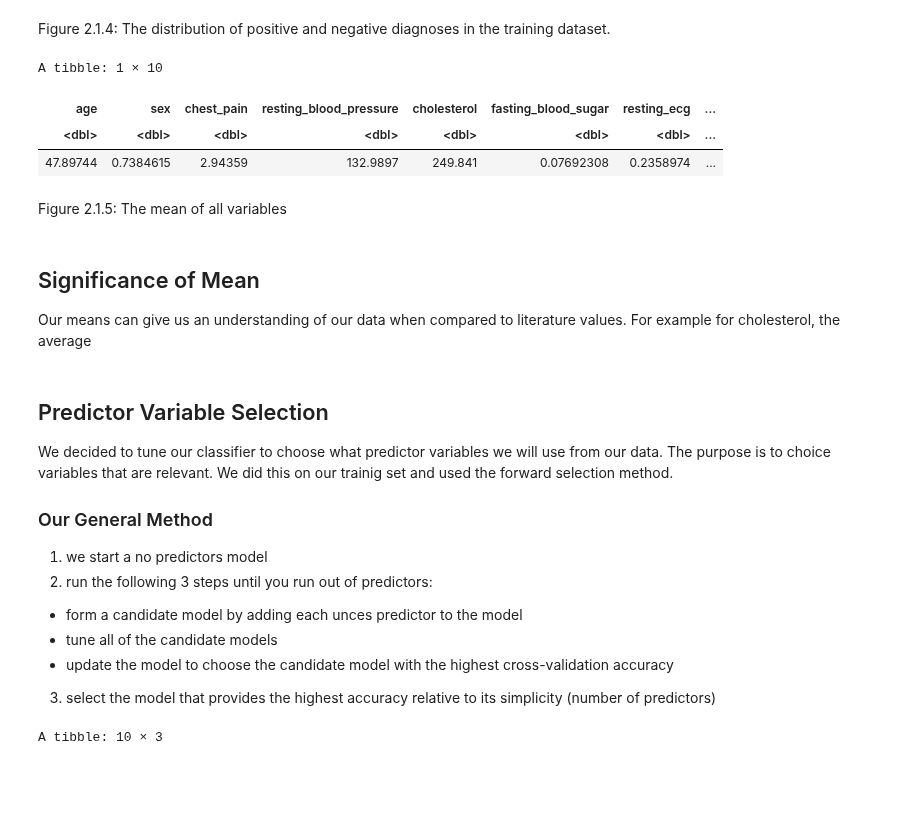
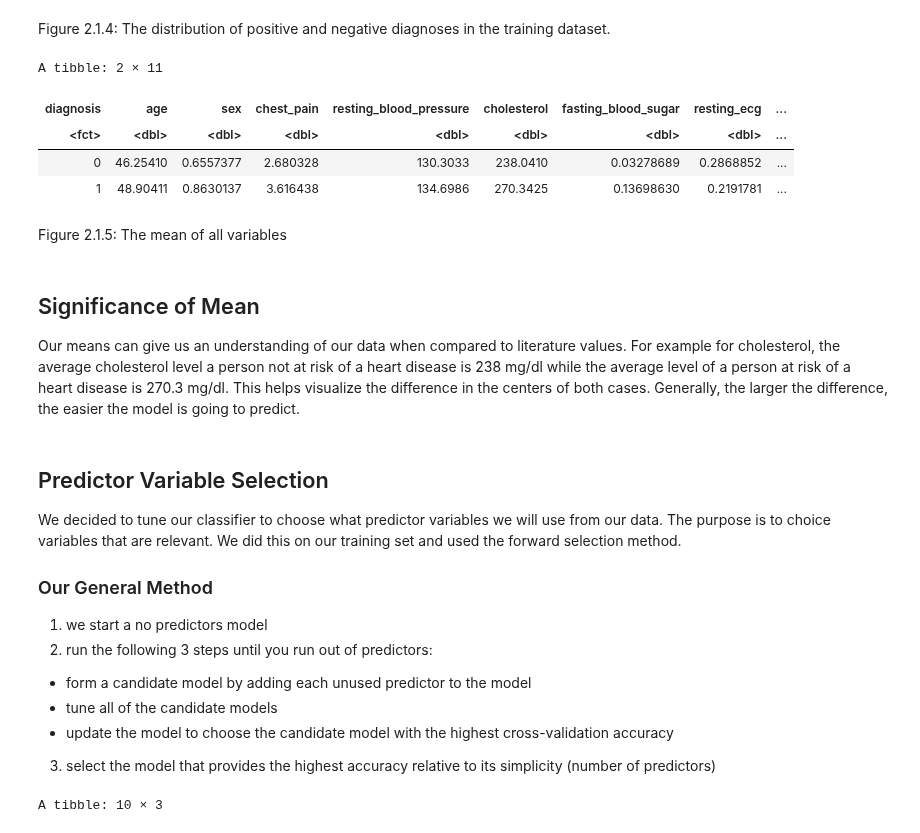
Before and after one commit to elshire7311/dsci100_group73, a Jupyter notebook: heart_analysis.ipynb, the cells around one changed output. Drawn from its saved outputs; the diff is of its cells as text; code cells hidden in the pictures; blank space fills up the shorter version.

```diff
--- a/heart_analysis.ipynb
+++ b/heart_analysis.ipynb
@@ -60,10 +58,23 @@ Load the hungarian heart disease dataset and set proper column names:
 # load hungarian heart disease dataset from database
 
 url <- "https://archive.ics.uci.edu/ml/machine-learning-databases/heart-disease/processed.hungarian.data"
+column_names <- c('age',
+                  'sex',
+                  'chest_pain',
+                  'resting_blood_pressure',
+                  'cholesterol',
+                  'fasting_blood_sugar',
+                  'resting_ecg',
+                  'max_heart_rate',
+                  'exercise_induced_angina',
+                  'st_depression',
+                  'peak_st_slope',
+                  'major_vessel_num',
+                  'thal',
+                  'diagnosis')
 
-hungarian_data <- read_csv(url, col_names = c('age', 'sex', 'chest_pain', 'resting_blood_pressure', 'cholesterol',
-                                              'fasting_blood_sugar', 'resting_ecg', 'max_heart_rate', 'exercise_induced_angina',
-                                              'st_depression', 'peak_st_slope', 'major_vessel_num', 'thal', 'diagnosis'))
+
+hungarian_data <- read_csv(url, col_names = column_names)
 glimpse(hungarian_data)
 # %% [output]
 Rows: 294 Columns: 14
@@ -175,33 +188,33 @@ A tibble: 2 × 3
 Figure 2.1.4: The distribution of positive and negative diagnoses in the training dataset.
 # %%
 hungarian_training_var_mean <- hungarian_train |>
-            select(-diagnosis) |>
-            map_df(mean)
-
+            group_by(diagnosis) |>
+            summarize(across(0:10, mean))
 
 hungarian_training_var_mean
 # %% [output]
-A tibble: 1 × 10
+A tibble: 2 × 11
-| age | sex | chest_pain | resting_blood_pressure | cholesterol | fasting_blood_sugar | resting_ecg | ... |
-| <dbl> | <dbl> | <dbl> | <dbl> | <dbl> | <dbl> | <dbl> | ... |
-| 47.89744 | 0.7384615 | 2.94359 | 132.9897 | 249.841 | 0.07692308 | 0.2358974 | ... |
+| diagnosis | age | sex | chest_pain | resting_blood_pressure | cholesterol | fasting_blood_sugar | resting_ecg | ... |
+| <fct> | <dbl> | <dbl> | <dbl> | <dbl> | <dbl> | <dbl> | <dbl> | ... |
+| 0 | 46.25410 | 0.6557377 | 2.680328 | 130.3033 | 238.0410 | 0.03278689 | 0.2868852 | ... |
+| 1 | 48.90411 | 0.8630137 | 3.616438 | 134.6986 | 270.3425 | 0.13698630 | 0.2191781 | ... |
 # %% [markdown]
 Figure 2.1.5: The mean of all variables
 # %% [markdown]
 ## Significance of Mean
 
-Our means can give us an understanding of our data when compared to literature values. For example for cholesterol, the average
+Our means can give us an understanding of our data when compared to literature values. For example for cholesterol, the average cholesterol level a person not at risk of a heart disease is 238 mg/dl while the average level of a person at risk of a heart disease is 270.3 mg/dl. This helps visualize the difference in the centers of both cases. Generally, the larger the difference, the easier the model is going to predict.
 # %% [markdown]
 ## Predictor Variable Selection
 
 We decided to tune our classifier to choose what predictor variables we will use from our data.
-The purpose is to choice variables that are relevant. We did this on our trainig set and used the forward selection method.
+The purpose is to choice variables that are relevant. We did this on our training set and used the forward selection method.
 
 ### Our General Method
 
 1. we start a no predictors model
 2. run the following 3 steps until you run out of predictors:
-* form a candidate model by adding each unces predictor to the model
+* form a candidate model by adding each unused predictor to the model
 * tune all of the candidate models
 * update the model to choose the candidate model with the highest cross-validation accuracy
 
```
Also changed, not shown: parts of 12 cells of this notebook.
